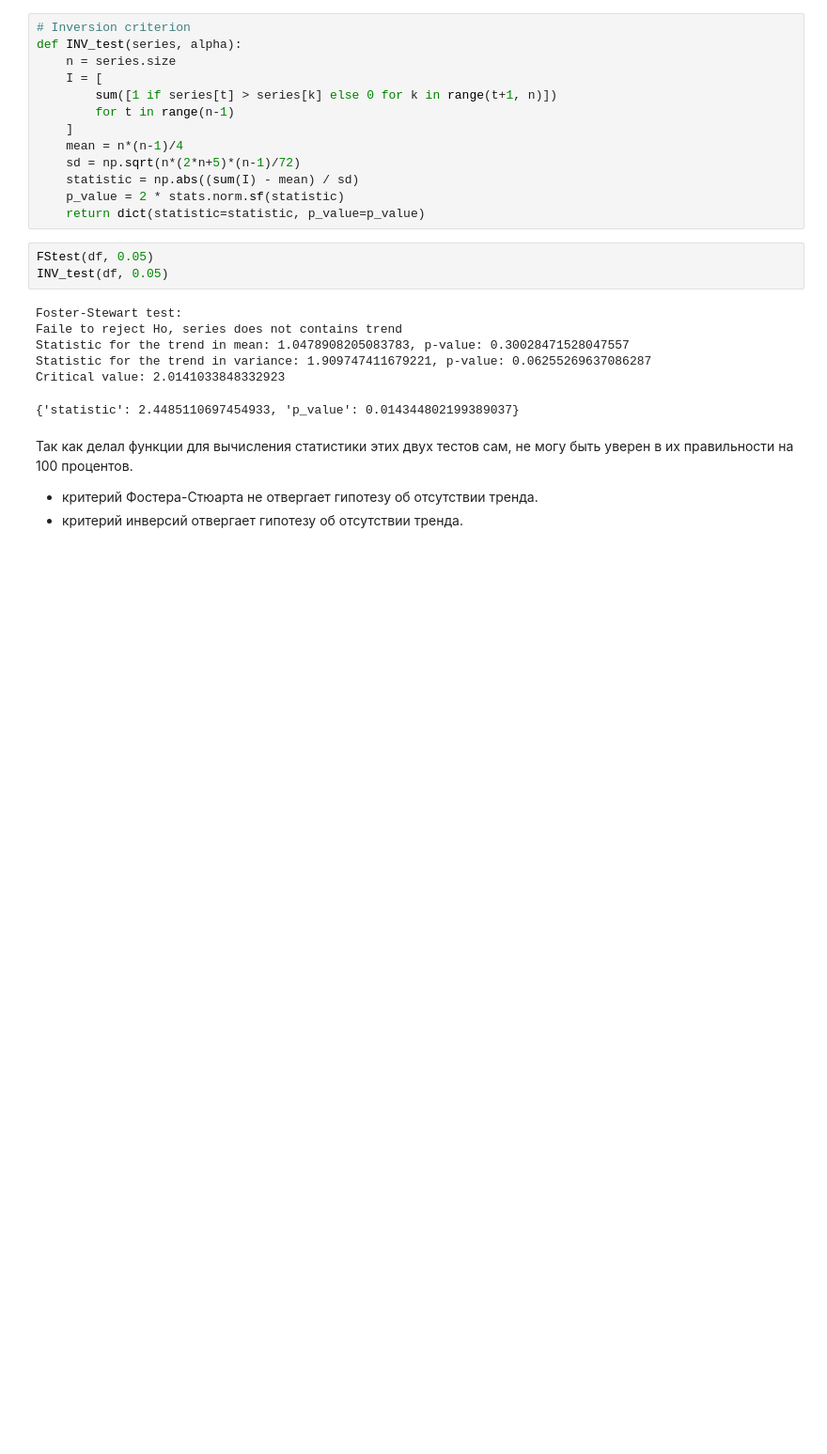
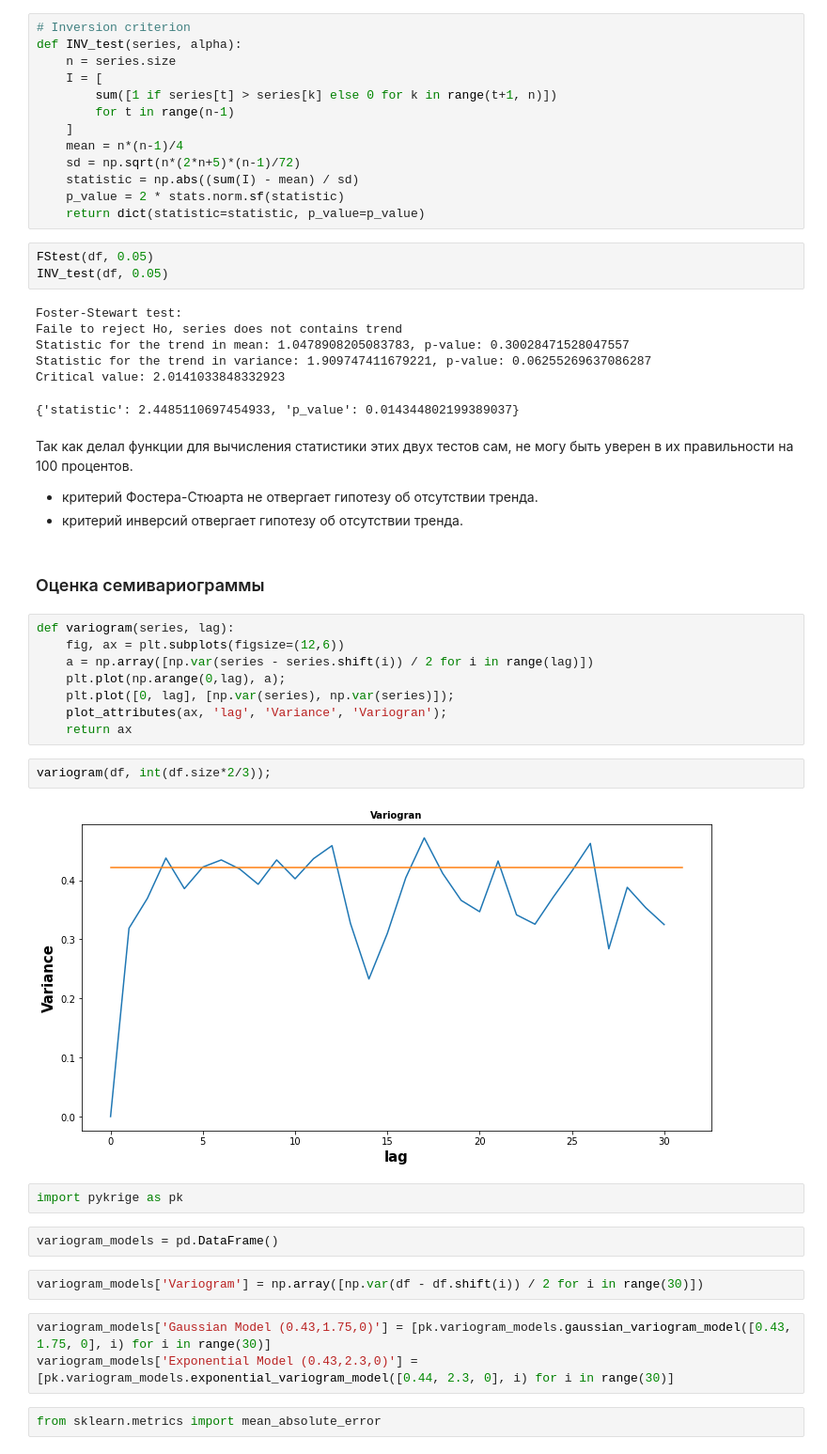
Before and after one commit to nktrn/oxygen_dissolve, a Jupyter notebook: Course work.ipynb, the cells around one changed output. Shown: that part at 94% size. Saved outputs shown, nothing was run; the diff lists cells and outputs as text; blank space fills up the shorter version.

Commit message:
add variogram models

```diff
--- a/Course work.ipynb
+++ b/Course work.ipynb
@@ -295,3 +295,28 @@ Critical value: 2.0141033848332923
 Так как делал функции для вычисления статистики этих двух тестов сам, не могу быть уверен в их правильности на 100 процентов.
 - критерий Фостера-Стюарта не отвергает гипотезу об отсутствии тренда.
 - критерий инверсий отвергает гипотезу об отсутствии тренда.
+# %% [markdown]
+### Оценка семивариограммы
+# %%
+def variogram(series, lag):
+    fig, ax = plt.subplots(figsize=(12,6))
+    a = np.array([np.var(series - series.shift(i)) / 2 for i in range(lag)])
+    plt.plot(np.arange(0,lag), a);
+    plt.plot([0, lag], [np.var(series), np.var(series)]);
+    plot_attributes(ax, 'lag', 'Variance', 'Variogran');
+    return ax
+# %%
+variogram(df, int(df.size*2/3));
+# %% [output]
+[figure, added]
+# %%
+import pykrige as pk
+# %%
+variogram_models = pd.DataFrame()
+# %%
+variogram_models['Variogram'] = np.array([np.var(df - df.shift(i)) / 2 for i in range(30)])
+# %%
+variogram_models['Gaussian Model (0.43,1.75,0)'] = [pk.variogram_models.gaussian_variogram_model([0.43, 1.75, 0], i) for i in range(30)]
+variogram_models['Exponential Model (0.43,2.3,0)'] = [pk.variogram_models.exponential_variogram_model([0.44, 2.3, 0], i) for i in range(30)]
+# %%
+from sklearn.metrics import mean_absolute_error
```
Also changed, not shown: parts of 9 cells of this notebook.
